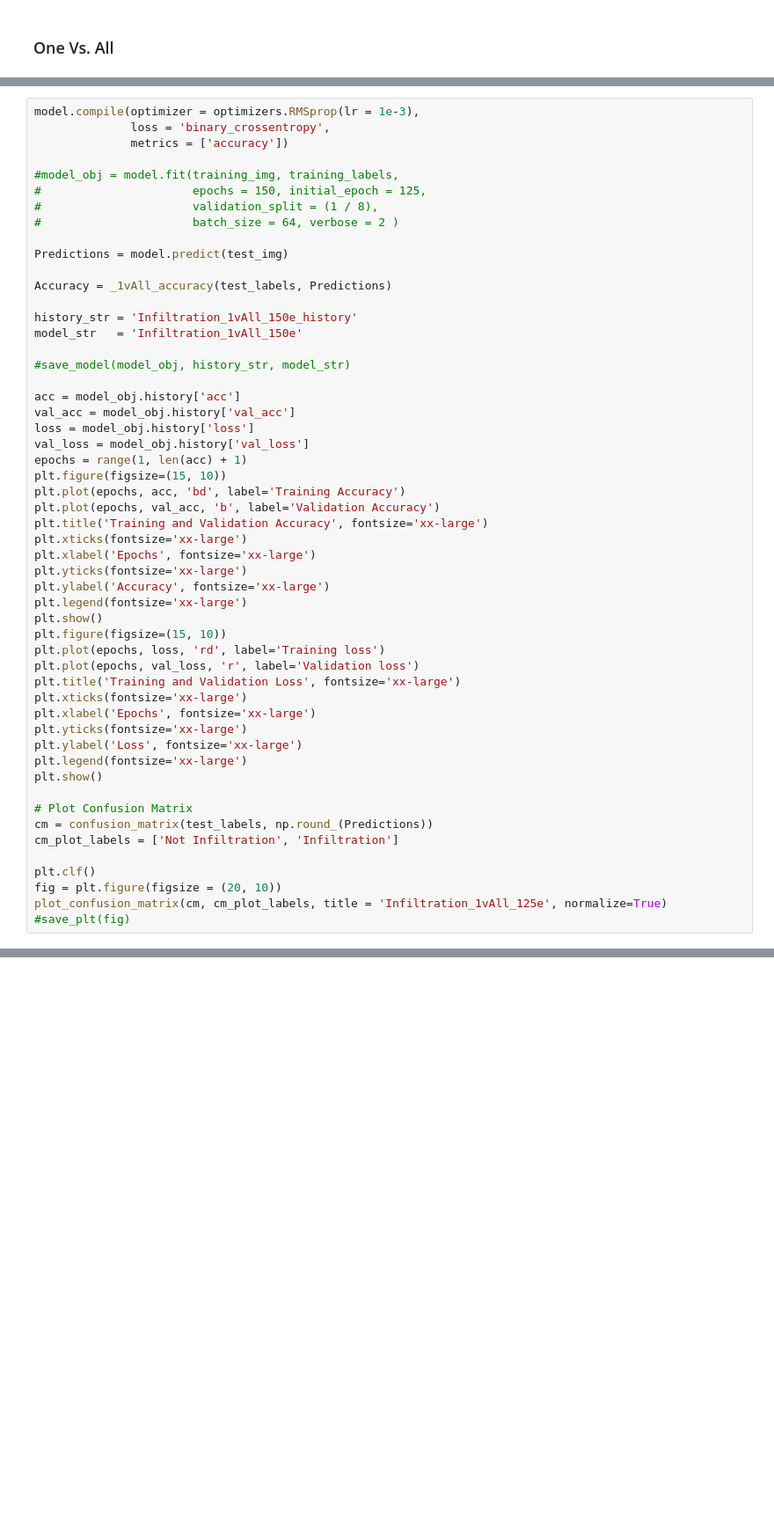
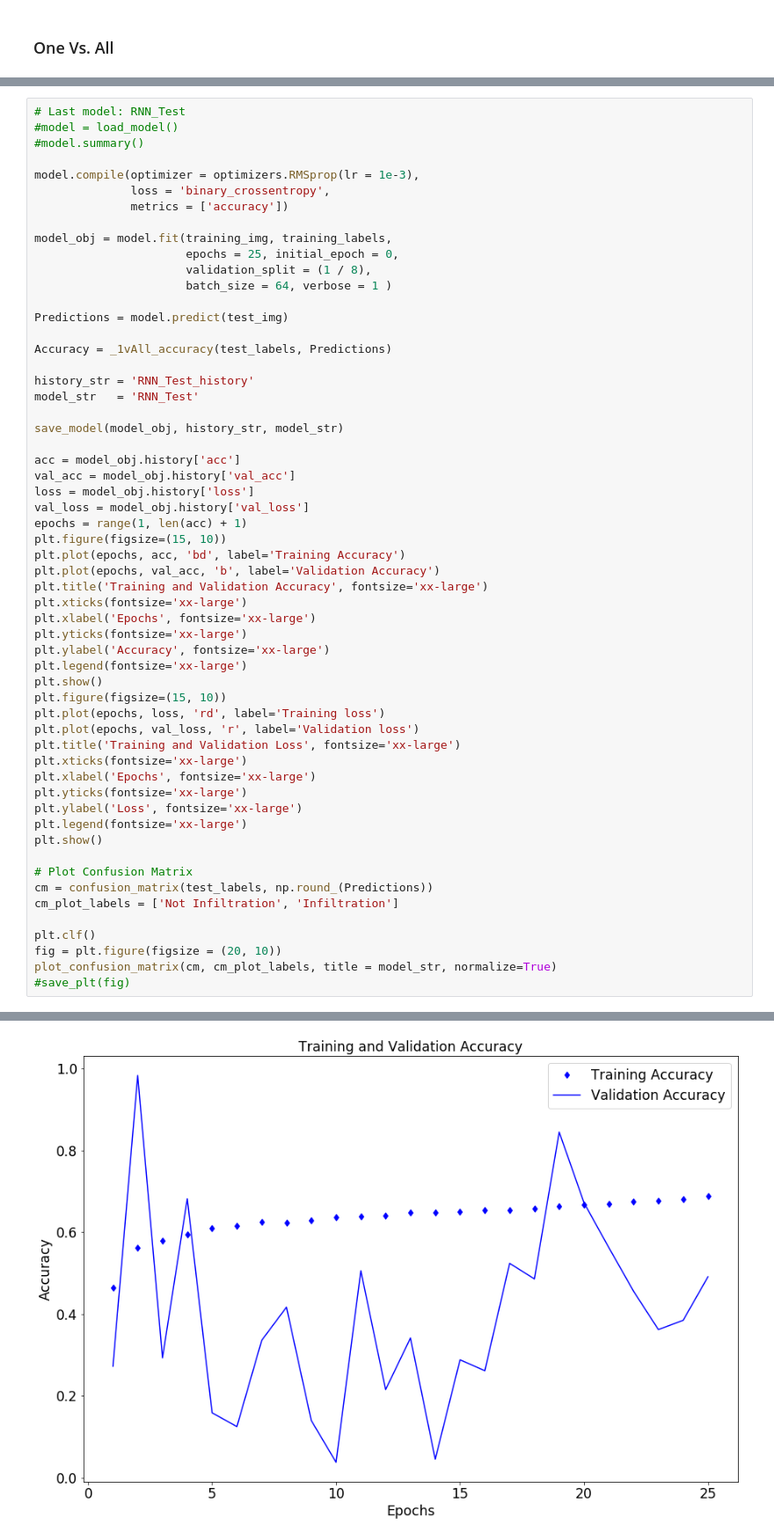
Before and after one commit to PaulKMandal/Image-Diagnosis, a Jupyter notebook: Neural_Network_Architectures.ipynb, the cells around one changed output, grey strips where cells are left out. Shown at 88% size. Cells and saved outputs as stored; diff of their text form; blank space fills up the shorter version.

```diff
--- a/Neural_Network_Architectures.ipynb
+++ b/Neural_Network_Architectures.ipynb
@@ -293,21 +610,25 @@ _________________________________________________________________
 # %%
+# Last model: RNN_Test
+#model = load_model()
+#model.summary()
+
 model.compile(optimizer = optimizers.RMSprop(lr = 1e-3),
               loss = 'binary_crossentropy',
               metrics = ['accuracy'])
 
-#model_obj = model.fit(training_img, training_labels,
-#                      epochs = 150, initial_epoch = 125,
-#                      validation_split = (1 / 8),
-#                      batch_size = 64, verbose = 2 )
+model_obj = model.fit(training_img, training_labels,
+                      epochs = 25, initial_epoch = 0,
+                      validation_split = (1 / 8),
+                      batch_size = 64, verbose = 1 )
 
 Predictions = model.predict(test_img)
 
 Accuracy = _1vAll_accuracy(test_labels, Predictions)
 
-history_str = 'Infiltration_1vAll_150e_history'
-model_str   = 'Infiltration_1vAll_150e'
+history_str = 'RNN_Test_history'
+model_str   = 'RNN_Test'
 
-#save_model(model_obj, history_str, model_str)
+save_model(model_obj, history_str, model_str)
 
 acc = model_obj.history['acc']
 val_acc = model_obj.history['val_acc']
@@ -341,5 +662,6 @@ cm_plot_labels = ['Not Infiltration', 'Infiltration']
 
 plt.clf()
 fig = plt.figure(figsize = (20, 10))
-plot_confusion_matrix(cm, cm_plot_labels, title = 'Infiltration_1vAll_125e', normalize=True)
+plot_confusion_matrix(cm, cm_plot_labels, title = model_str, normalize=True)
 #save_plt(fig)
+# %% [output]
@@ -345,0 +685 @@ plot_confusion_matrix(cm, cm_plot_labels, title = 'Infiltration_1vAll_125e', nor
+[figure, added]
```
Also changed, not shown: parts of 15 cells of this notebook.
